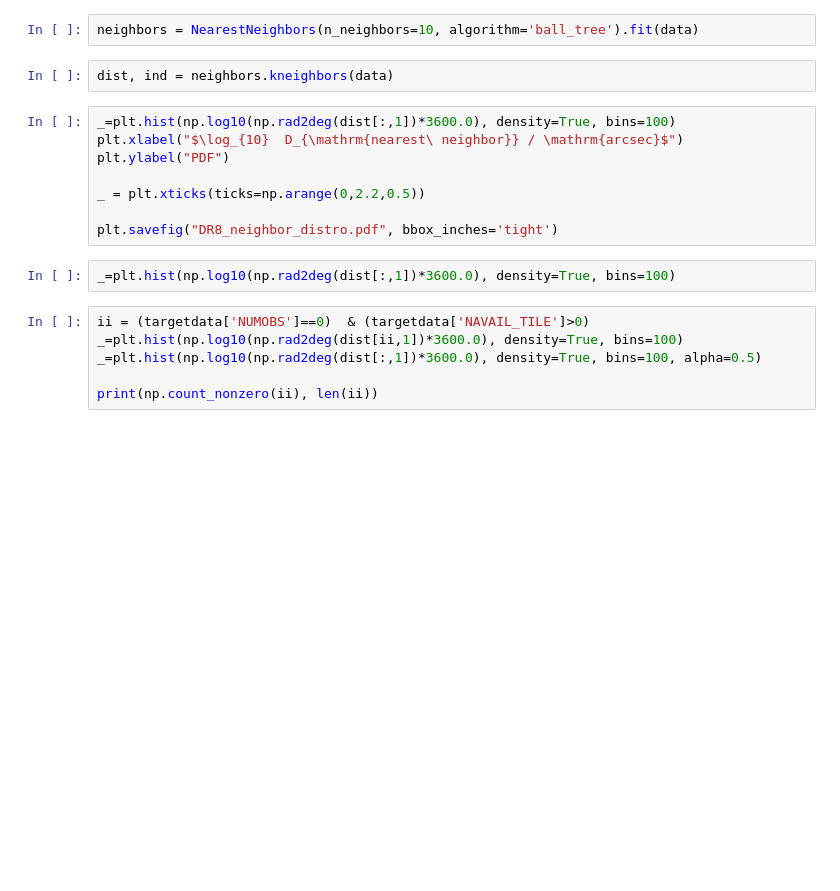
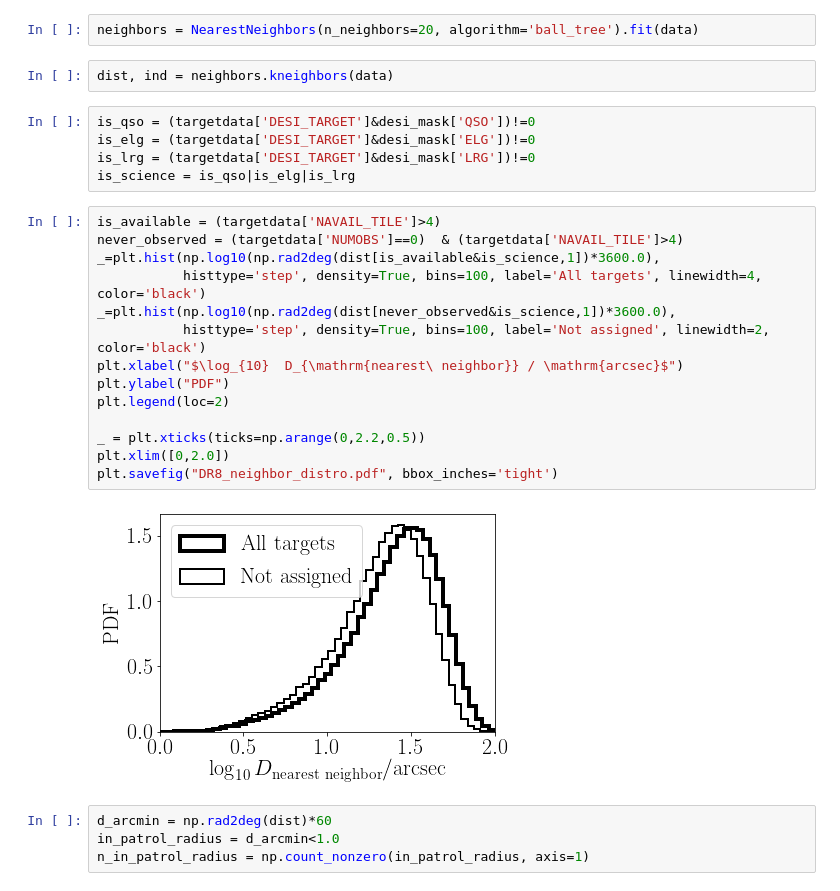
Before and after one commit to forero/SandboxDESI, a Jupyter notebook: fba_paper/neighbors_stats.ipynb, the cells around one changed output. Cells and saved outputs as stored; diff of their text form; blank space fills up the shorter version.

```diff
--- a/fba_paper/neighbors_stats.ipynb
+++ b/fba_paper/neighbors_stats.ipynb
@@ -47,22 +63,31 @@ np.shape(data)
 # %%
 from sklearn.neighbors import NearestNeighbors
 # %%
-neighbors = NearestNeighbors(n_neighbors=10, algorithm='ball_tree').fit(data)
+neighbors = NearestNeighbors(n_neighbors=20, algorithm='ball_tree').fit(data)
 # %%
 dist, ind = neighbors.kneighbors(data)
+# %%
+is_qso = (targetdata['DESI_TARGET']&desi_mask['QSO'])!=0
+is_elg = (targetdata['DESI_TARGET']&desi_mask['ELG'])!=0
+is_lrg = (targetdata['DESI_TARGET']&desi_mask['LRG'])!=0
+is_science = is_qso|is_elg|is_lrg
 # %%
-_=plt.hist(np.log10(np.rad2deg(dist[:,1])*3600.0), density=True, bins=100)
+is_available = (targetdata['NAVAIL_TILE']>4)
+never_observed = (targetdata['NUMOBS']==0)  & (targetdata['NAVAIL_TILE']>4)
+_=plt.hist(np.log10(np.rad2deg(dist[is_available&is_science,1])*3600.0),
+           histtype='step', density=True, bins=100, label='All targets', linewidth=4, color='black')
+_=plt.hist(np.log10(np.rad2deg(dist[never_observed&is_science,1])*3600.0),
+           histtype='step', density=True, bins=100, label='Not assigned', linewidth=2, color='black')
 plt.xlabel("$\log_{10}  D_{\mathrm{nearest\ neighbor}} / \mathrm{arcsec}$")
 plt.ylabel("PDF")
+plt.legend(loc=2)
 
 _ = plt.xticks(ticks=np.arange(0,2.2,0.5))
-
+plt.xlim([0,2.0])
 plt.savefig("DR8_neighbor_distro.pdf", bbox_inches='tight')
+# %% [output]
+[figure, added]
-# %%
-_=plt.hist(np.log10(np.rad2deg(dist[:,1])*3600.0), density=True, bins=100)
-# %%
-ii = (targetdata['NUMOBS']==0)  & (targetdata['NAVAIL_TILE']>0)
-_=plt.hist(np.log10(np.rad2deg(dist[ii,1])*3600.0), density=True, bins=100)
-_=plt.hist(np.log10(np.rad2deg(dist[:,1])*3600.0), density=True, bins=100, alpha=0.5)
-
-print(np.count_nonzero(ii), len(ii))
+# %%
+d_arcmin = np.rad2deg(dist)*60
+in_patrol_radius = d_arcmin<1.0
+n_in_patrol_radius = np.count_nonzero(in_patrol_radius, axis=1)
```
Also changed, not shown: parts of 7 cells of this notebook, 1 other file.
